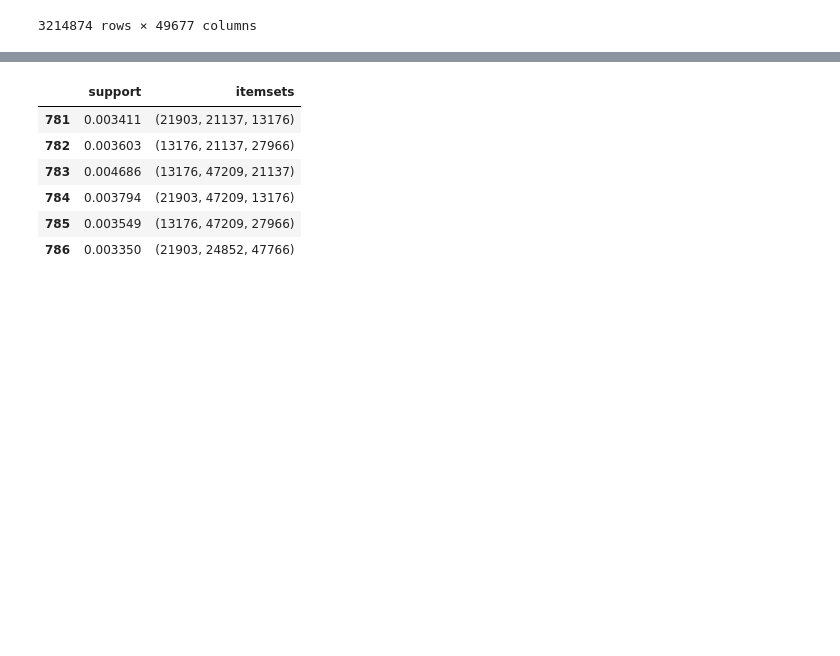
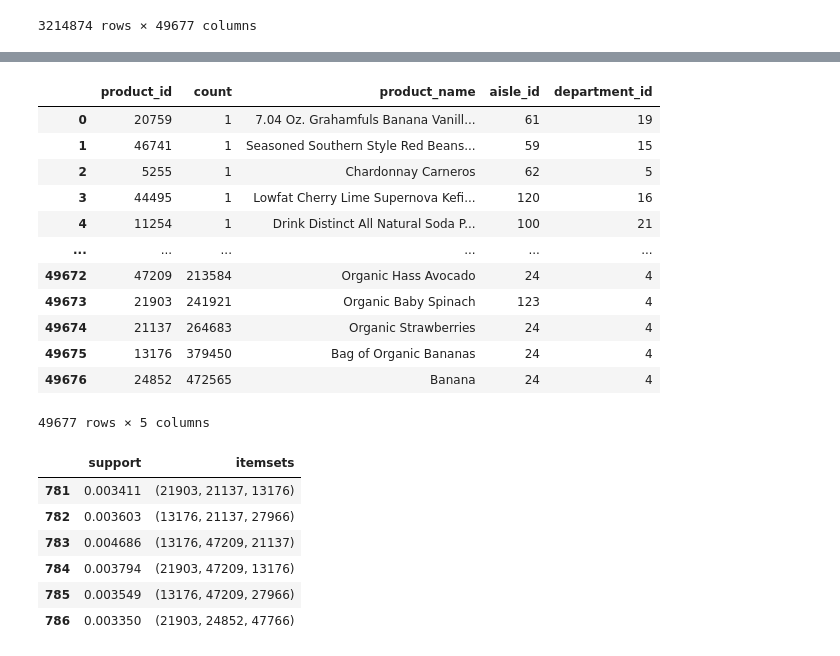
Before and after one commit to sebov/dzd, a Jupyter notebook: trash/lab-11.ipynb, the cells around one changed output, grey strips where cells are left out. Cells and saved outputs as stored; diff of their text form; code cells hidden in the pictures; blank space fills up the shorter version.

```diff
--- a/trash/lab-11.ipynb
+++ b/trash/lab-11.ipynb
@@ -135,10 +135,10 @@ metrics of the following association rules:
 import pandas as pd
 from mlxtend.preprocessing import TransactionEncoder
 
-df = pd.read_csv("../../data/lab-11/order_products__prior.csv")
-products_df = pd.read_csv("../../data/lab-11/products.csv")
-aisles_df = pd.read_csv("../../data/lab-11/aisles.csv")
-departments_df = pd.read_csv("../../data/lab-11/departments.csv")
+df = pd.read_csv("../data/lab-11/order_products__prior.csv")
+products_df = pd.read_csv("../data/lab-11/products.csv")
+aisles_df = pd.read_csv("../data/lab-11/aisles.csv")
+departments_df = pd.read_csv("../data/lab-11/departments.csv")
 
 # te = TransactionEncoder()
 # te_ary = te.fit(q["product_id"]).transform(q["product_id"])
@@ -222,3 +222,5 @@ w
 | 3214872 | 0 | 0 | 0 | 0 | 0 | 0 | 0 | 0 | 0 | 0 | ... | ... |
 | 3214873 | 0 | 0 | 0 | 0 | 0 | 0 | 0 | 0 | 0 | 0 | ... | ... |
 3214874 rows × 49677 columns
+# %%
+qq = df.groupby("product_id").size().sort_values(ascending=True)
@@ -224,0 +243,2 @@ w
+# %%
+qq.name = "count"
@@ -225,3 +277,21 @@ w
+# %%
+qqq = pd.merge(qq.reset_index(), products_df, how='inner', on='product_id')
+# %%
+qqq
+# %% [output]
+|  | product_id | count | product_name | aisle_id | department_id |
+| 0 | 20759 | 1 | 7.04 Oz. Grahamfuls Banana Vanill... | 61 | 19 |
+| 1 | 46741 | 1 | Seasoned Southern Style Red Beans... | 59 | 15 |
+| 2 | 5255 | 1 | Chardonnay Carneros | 62 | 5 |
+| 3 | 44495 | 1 | Lowfat Cherry Lime Supernova Kefi... | 120 | 16 |
+| 4 | 11254 | 1 | Drink Distinct All Natural Soda P... | 100 | 21 |
+| ... | ... | ... | ... | ... | ... |
+| 49672 | 47209 | 213584 | Organic Hass Avocado | 24 | 4 |
+| 49673 | 21903 | 241921 | Organic Baby Spinach | 123 | 4 |
+| 49674 | 21137 | 264683 | Organic Strawberries | 24 | 4 |
+| 49675 | 13176 | 379450 | Bag of Organic Bananas | 24 | 4 |
+| 49676 | 24852 | 472565 | Banana | 24 | 4 |
+49677 rows × 5 columns
 # %%
 from mlxtend.frequent_patterns import apriori
 
```
Also changed, not shown: parts of 12 cells of this notebook, 1 other file.
